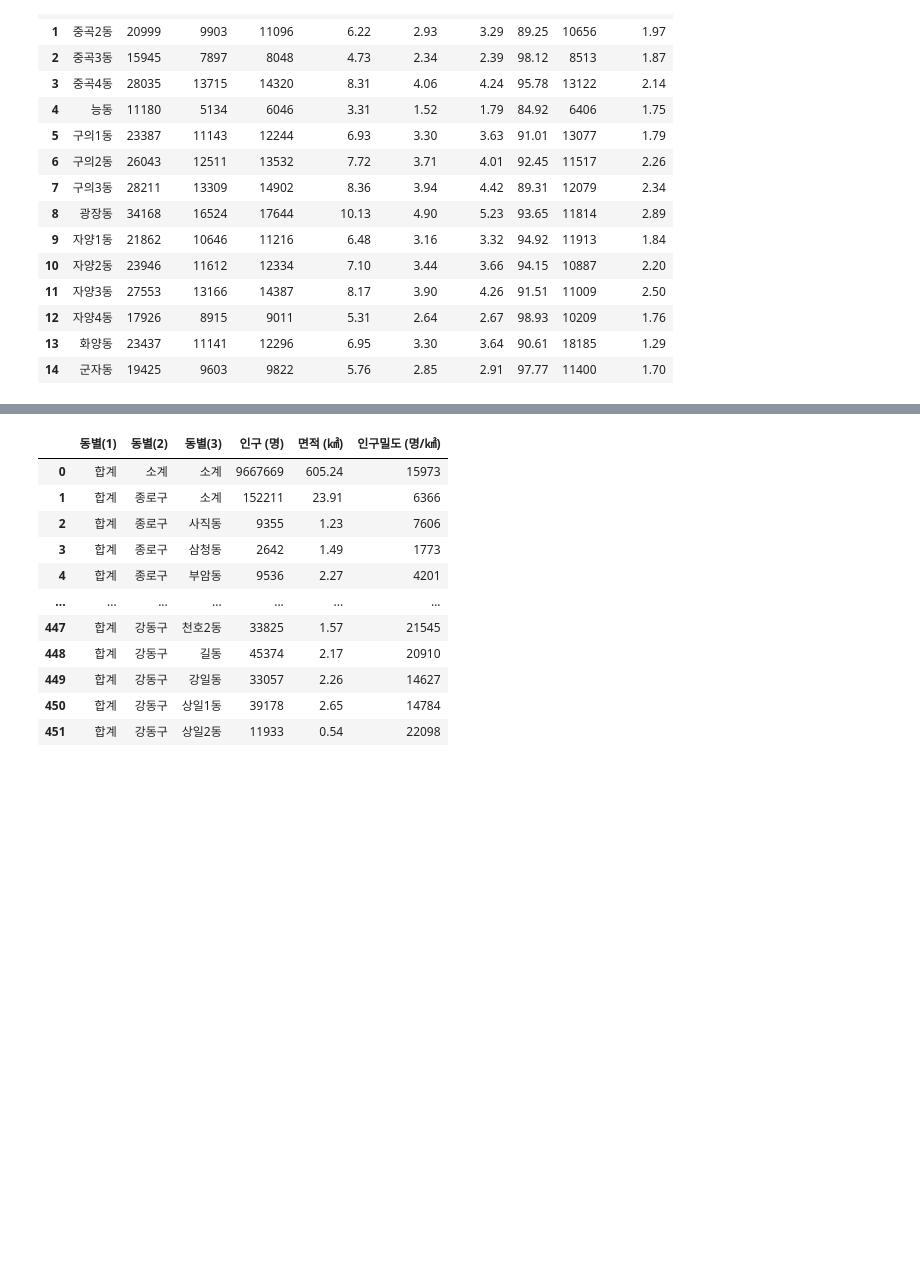
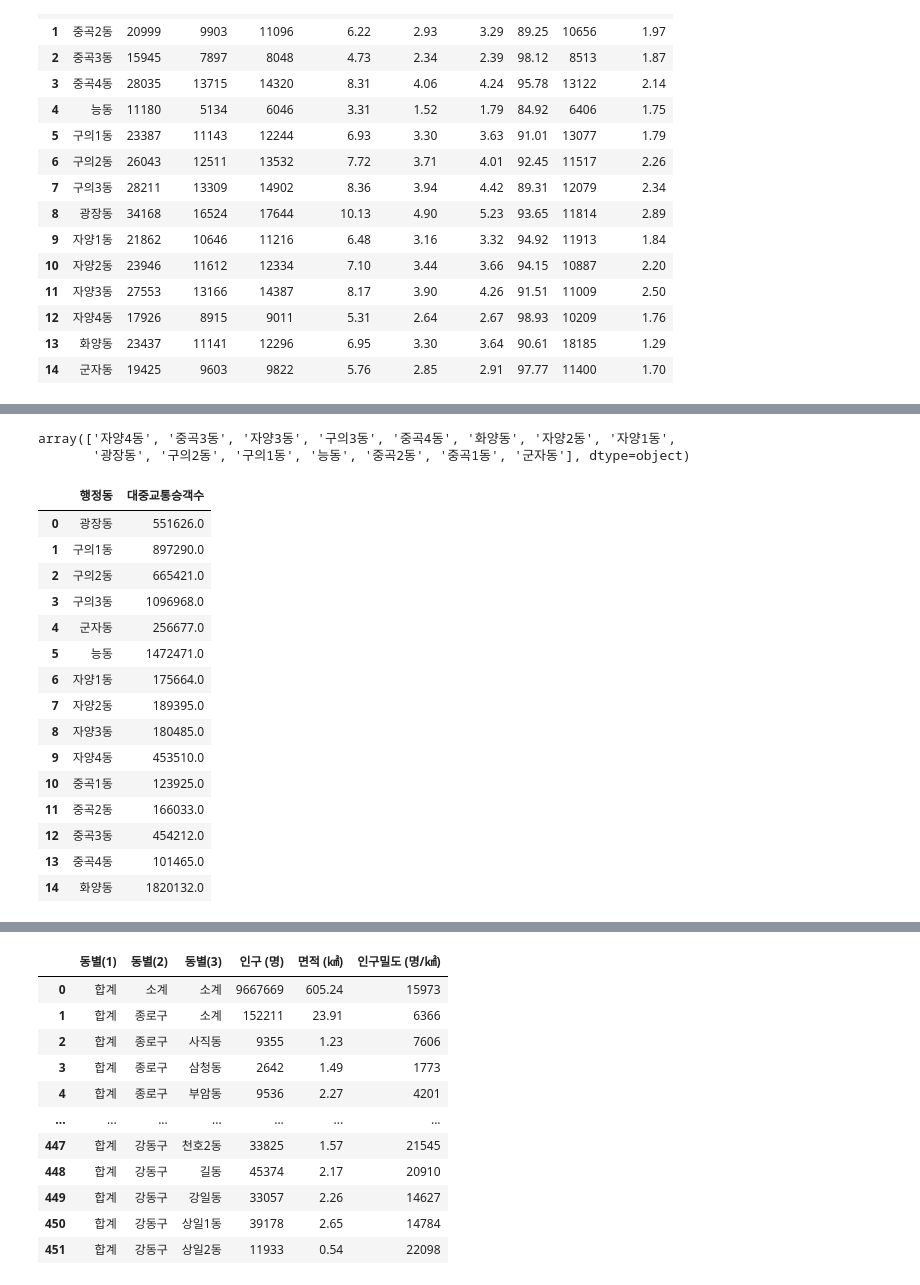
Before and after one commit to actorjung/Gwangjin_Big_Data_Project, a Jupyter notebook: code/suhwan/data.ipynb, the cells around one changed output, grey strips where cells are left out. Cells and saved outputs as stored; diff of their text form; code cells hidden in the pictures; blank space fills up the shorter version.

```diff
--- a/code/suhwan/data.ipynb
+++ b/code/suhwan/data.ipynb
@@ -275,3 +343,36 @@ df12
+# %%
+df13 = df13[(df13['기준_날짜'] >= 20230228) & (df13['기준_날짜'] <= 20230328)]
+# %%
+df13=df13.dropna()
+df13.rename(columns={'행정동_ID':'행정동'},inplace=True)
+# %%
+df13['행정동'].unique()
+# %% [output]
+array(['자양4동', '중곡3동', '자양3동', '구의3동', '중곡4동', '화양동', '자양2동', '자양1동',
+       '광장동', '구의2동', '구의1동', '능동', '중곡2동', '중곡1동', '군자동'], dtype=object)
+# %%
+df13=df13[['행정동','승객_수']]
+# %%
+df13=df13.groupby('행정동').agg(대중교통승객수=('승객_수','sum')).reset_index()
+# %%
+df13
+# %% [output]
+|  | 행정동 | 대중교통승객수 |
+| 0 | 광장동 | 551626.0 |
+| 1 | 구의1동 | 897290.0 |
+| 2 | 구의2동 | 665421.0 |
+| 3 | 구의3동 | 1096968.0 |
+| 4 | 군자동 | 256677.0 |
+| 5 | 능동 | 1472471.0 |
+| 6 | 자양1동 | 175664.0 |
+| 7 | 자양2동 | 189395.0 |
+| 8 | 자양3동 | 180485.0 |
+| 9 | 자양4동 | 453510.0 |
+| 10 | 중곡1동 | 123925.0 |
+| 11 | 중곡2동 | 166033.0 |
+| 12 | 중곡3동 | 454212.0 |
+| 13 | 중곡4동 | 101465.0 |
+| 14 | 화양동 | 1820132.0 |
 # %%
 df = pd.merge(df1,df2,how='outer', on='행정동')
 df = pd.merge(df,df3,how='outer', on='행정동')
```
Also changed, not shown: parts of 29 cells of this notebook, 2 other files.
